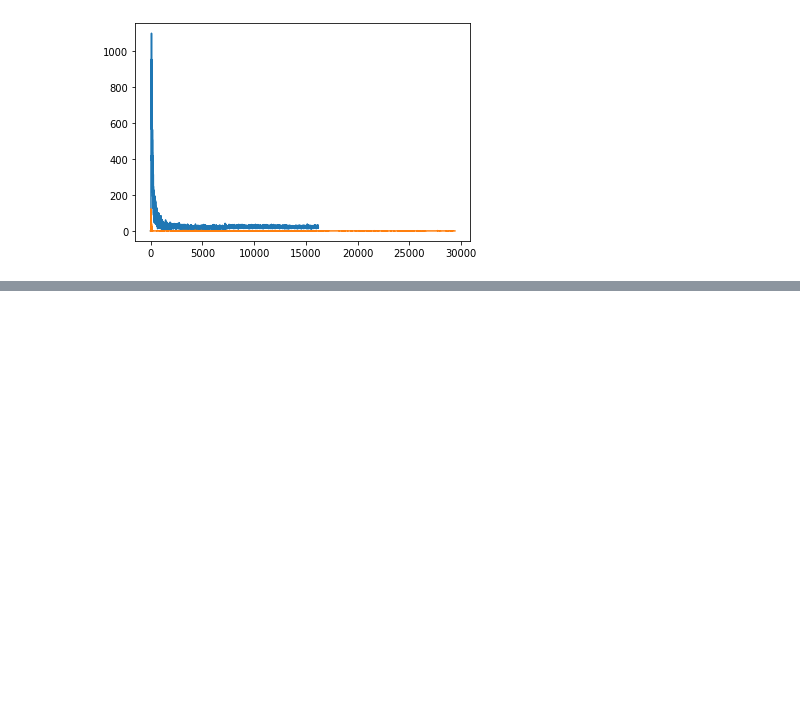
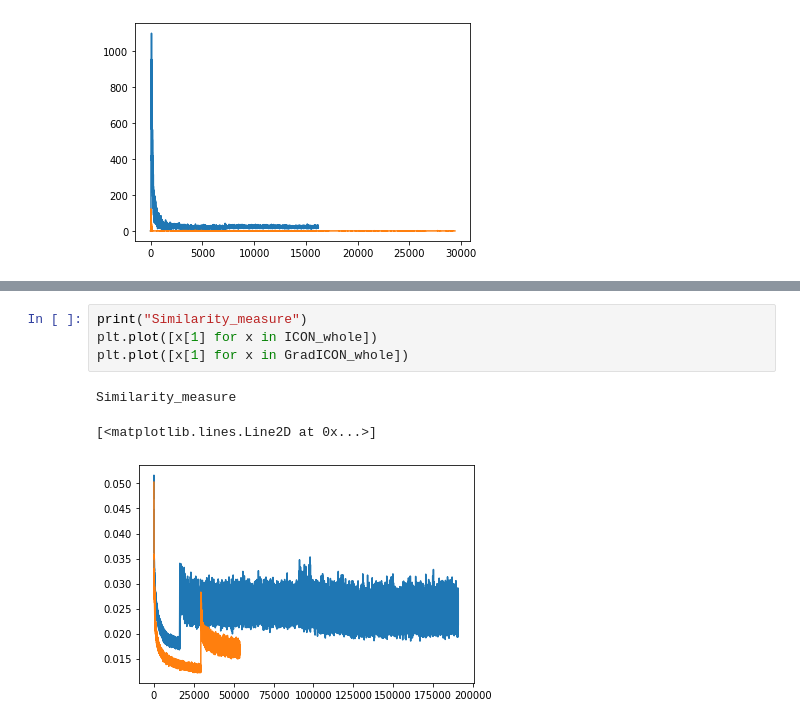
Before and after one commit to uncbiag/InverseConsistency, a Jupyter notebook: notebooks/GradICON convergence comparison.ipynb, the cells around one changed output, grey strips where cells are left out. Drawn from its saved outputs; the diff is of its cells as text; blank space fills up the shorter version.

```diff
--- a/notebooks/GradICON convergence comparison.ipynb
+++ b/notebooks/GradICON convergence comparison.ipynb
@@ -69,0 +85,8 @@ Folds
+# %%
+print("Similarity_measure")
+plt.plot([x[1] for x in ICON_whole])
+plt.plot([x[1] for x in GradICON_whole])
+# %% [output]
+Similarity_measure
+[<matplotlib.lines.Line2D at 0x...>]
+[figure, added]
```
Also changed, not shown: parts of 4 cells of this notebook, 5 other files.
